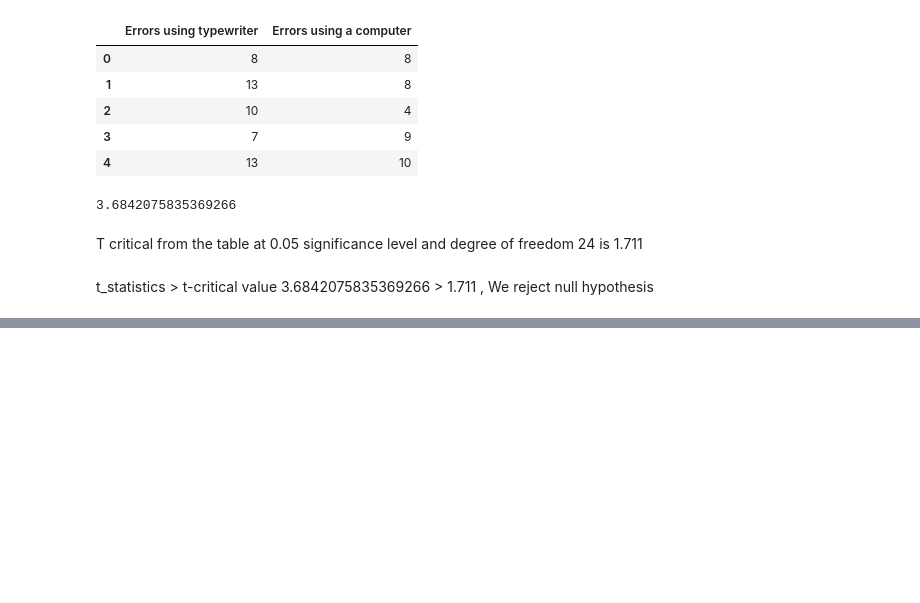
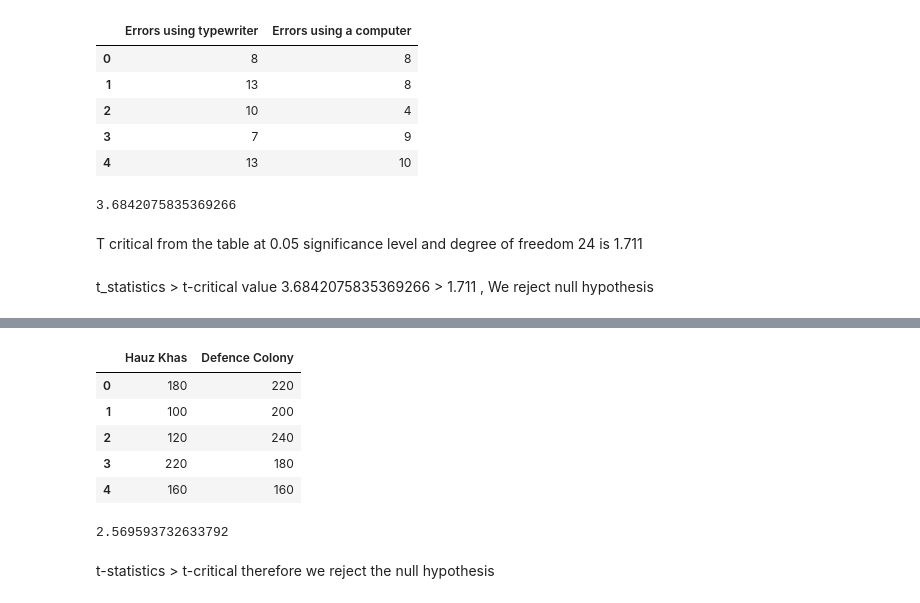
Before and after one commit to sntshred/DataScience, a Jupyter notebook: Operators.ipynb, the cells around one changed output, grey strips where cells are left out. Saved outputs shown, nothing was run; the diff lists cells and outputs as text; code cells hidden in the pictures; blank space fills up the shorter version.

```diff
--- a/Operators.ipynb
+++ b/Operators.ipynb
@@ -1341,0 +1351,11 @@ t_statistics > t-critical value
+# %%
+#loading data
+data = pd.read_csv("./iris/Data for 2 sample test.csv")
+data.head()
+# %% [output]
+|  | Hauz Khas | Defence Colony |
+| 0 | 180 | 220 |
+| 1 | 100 | 200 |
+| 2 | 120 | 240 |
+| 3 | 220 | 180 |
+| 4 | 160 | 160 |
@@ -1341,0 +1365,6 @@ t_statistics > t-critical value
+# %%
+t_statistics
+# %% [output]
+2.569593732633792
+# %% [markdown]
+t-statistics > t-critical therefore we reject the null hypothesis
```
Also changed, not shown: parts of 22 cells of this notebook, 4 other files.
